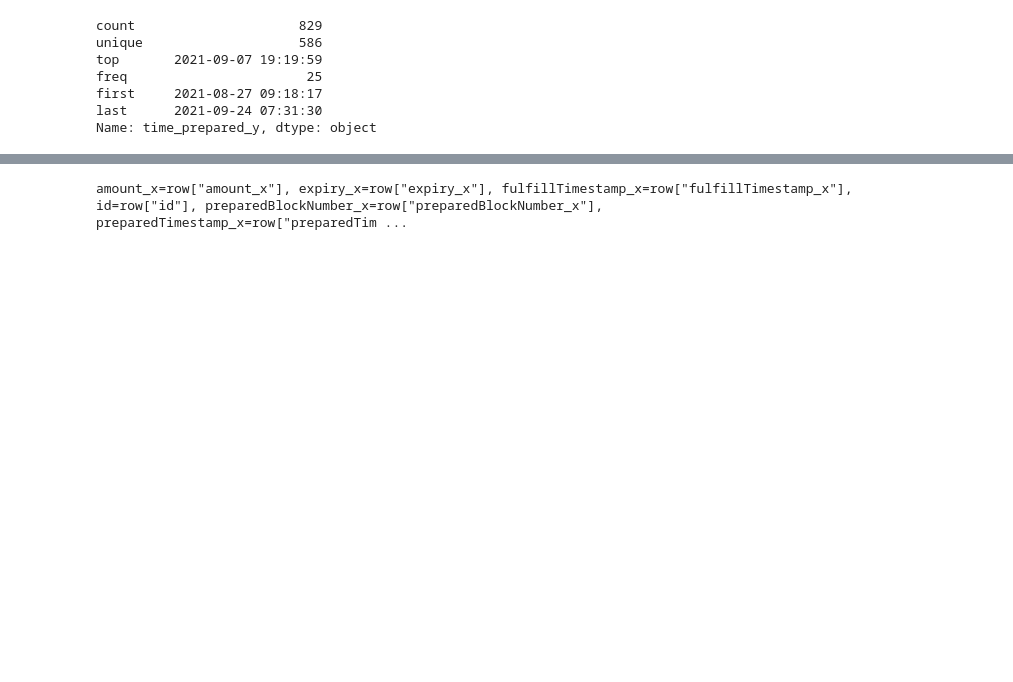
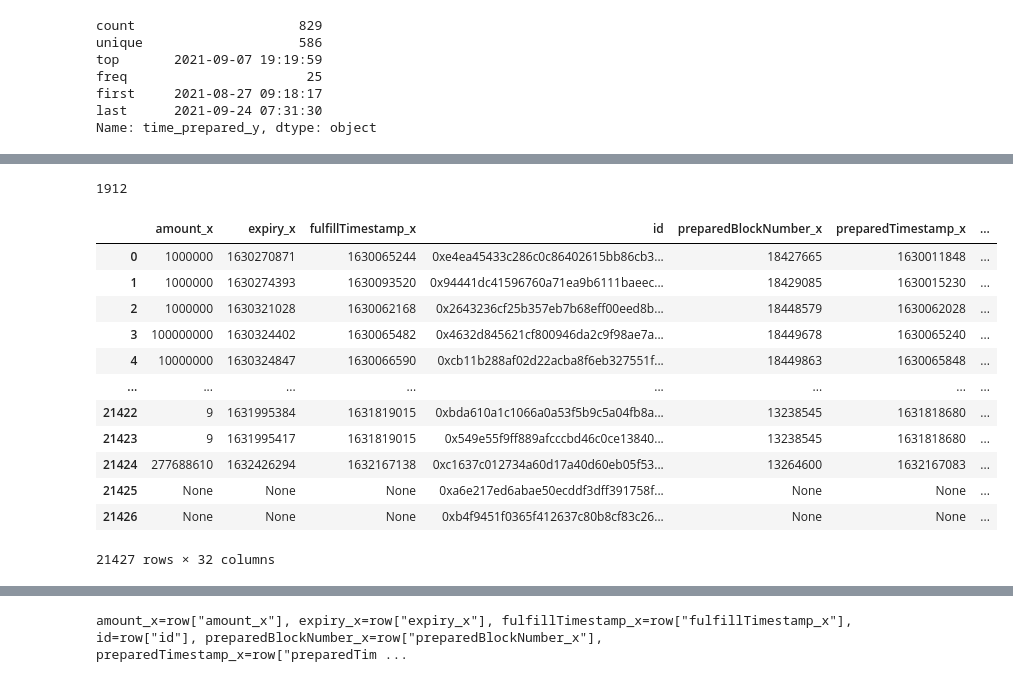
Before and after one commit to enzotavares/lifi-analytics-backend, a Jupyter notebook: subgraph_analysis.ipynb, the cells around one changed output, grey strips where cells are left out. Saved outputs shown, nothing was run; the diff lists cells and outputs as text; code cells hidden in the pictures; blank space fills up the shorter version.

```diff
--- a/subgraph_analysis.ipynb
+++ b/subgraph_analysis.ipynb
@@ -870,0 +910,6 @@ fulfilled_txns.user.nunique()
+# %%
+from sqlalchemy import create_engine
+
+engine = create_engine('postgresql+psycopg2://lifi:lifitothemoon_42@lifi-database-1.csitjqorufax.us-east-2.rds.amazonaws.com:5432/postgres')
+# %%
+remote_merged_txns = pd.read_sql("select * from txns;", engine)
@@ -870,0 +933,20 @@ fulfilled_txns.user.nunique()
+# %%
+remote_merged_txns.expiry_y.isna().sum()
+# %% [output]
+1912
+# %%
+remote_merged_txns
+# %% [output]
+|  | amount_x | expiry_x | fulfillTimestamp_x | id | preparedBlockNumber_x | preparedTimestamp_x | ... |
+| 0 | 1000000 | 1630270871 | 1630065244 | 0xe4ea45433c286c0c86402615bb86cb3... | 18427665 | 1630011848 | ... |
+| 1 | 1000000 | 1630274393 | 1630093520 | 0x94441dc41596760a71ea9b6111baeec... | 18429085 | 1630015230 | ... |
+| 2 | 1000000 | 1630321028 | 1630062168 | 0x2643236cf25b357eb7b68eff00eed8b... | 18448579 | 1630062028 | ... |
+| 3 | 100000000 | 1630324402 | 1630065482 | 0x4632d845621cf800946da2c9f98ae7a... | 18449678 | 1630065240 | ... |
+| 4 | 10000000 | 1630324847 | 1630066590 | 0xcb11b288af02d22acba8f6eb327551f... | 18449863 | 1630065848 | ... |
+| ... | ... | ... | ... | ... | ... | ... | ... |
+| 21422 | 9 | 1631995384 | 1631819015 | 0xbda610a1c1066a0a53f5b9c5a04fb8a... | 13238545 | 1631818680 | ... |
+| 21423 | 9 | 1631995417 | 1631819015 | 0x549e55f9ff889afcccbd46c0ce13840... | 13238545 | 1631818680 | ... |
+| 21424 | 277688610 | 1632426294 | 1632167138 | 0xc1637c012734a60d17a40d60eb05f53... | 13264600 | 1632167083 | ... |
+| 21425 | None | None | None | 0xa6e217ed6abae50ecddf3dff391758f... | None | None | ... |
+| 21426 | None | None | None | 0xb4f9451f0365f412637c80b8cf83c26... | None | None | ... |
+21427 rows × 32 columns
```
Also changed, not shown: parts of 103 cells of this notebook, 6 other files.
